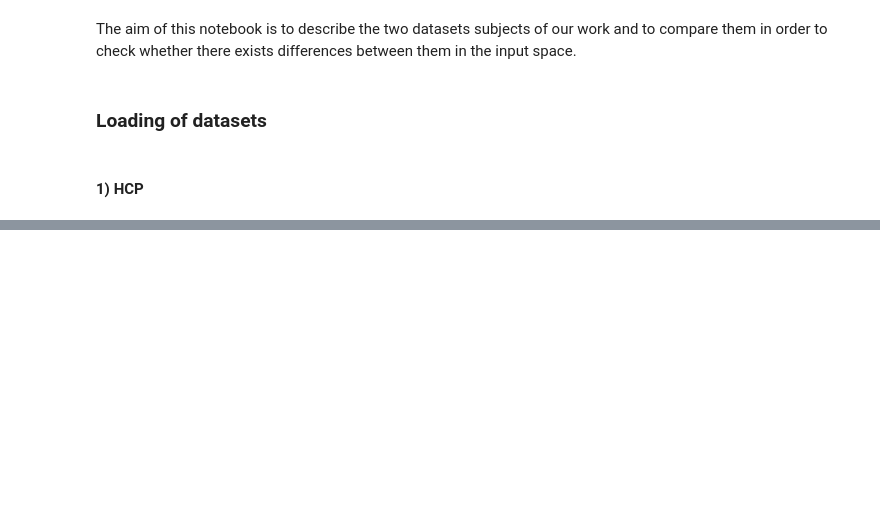
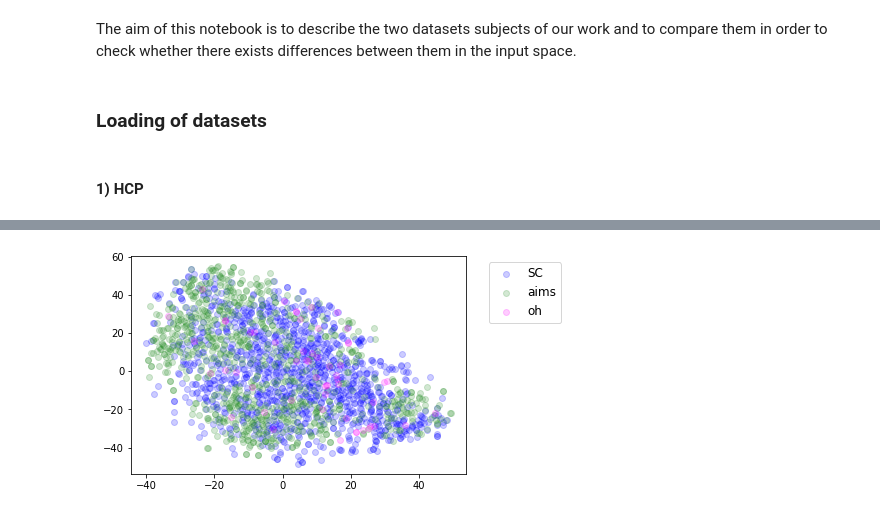
Before and after one commit to neurospin-projects/2022_lguillon_rare_folding_detection, a Jupyter notebook: notebooks/Datasets_analysis_comparison.ipynb, the cells around one changed output, grey strips where cells are left out. Cells and saved outputs as stored; diff of their text form; code cells hidden in the pictures; blank space fills up the shorter version.

```diff
--- a/notebooks/Datasets_analysis_comparison.ipynb
+++ b/notebooks/Datasets_analysis_comparison.ipynb
@@ -82,0 +72,35 @@ plt.show()
+# %%
+for inputs, path in tqdm(aims_loader):
+    X_aims_preprocessed = inputs
+# %%
+for inputs, path in tqdm(oh_loader):
+    X_oh_preprocessed = inputs
+# %%
+X_sc_preprocessed = X_sc_preprocessed.numpy().squeeze()
+X_aims_preprocessed = X_aims_preprocessed.numpy().squeeze()
+X_oh_preprocessed = X_oh_preprocessed.numpy().squeeze()
+# %%
+X_proc = np.array([X_sc_preprocessed[k].flatten() for k in range(len(X_sc_preprocessed))] + [X_aims_preprocessed[k].flatten() for k in range(len(X_aims_preprocessed))]+ [X_oh_preprocessed[k].flatten() for k in range(len(X_oh_preprocessed))])
+X_embedded_proc = TSNE(n_components=2).fit_transform(X_proc)
+label = ['SC' for k in range(len(X_sc_preprocessed))] + ['aims' for k in range(len(X_aims_preprocessed))] + ['oh' for k in range(len(X_oh_preprocessed))]
+# %%
+color_dict = {'SC': 'blue', 'aims': 'forestgreen', 'oh': 'magenta'}
+arr = X_embedded_proc
+
+fig = plt.figure()
+ax = fig.add_subplot(111)
+
+for g in np.unique(label):
+    ix = np.where(np.array(label) == g)
+    x = [arr[ix][k][0] for k in range(len(ix[0]))]
+    y = [arr[ix][k][1] for k in range(len(ix[0]))]
+    ax.scatter(x, y, c = color_dict[g], label = g, alpha=0.2)
+
+
+#plt.axis('off')
+ax.legend(fontsize=12)
+ax.legend(bbox_to_anchor=(1.05, 1), loc='upper left', fontsize=12)
+
+plt.show()
+# %% [output]
+[figure, added]
```
Also changed, not shown: parts of 96 cells of this notebook, 15 other files.
